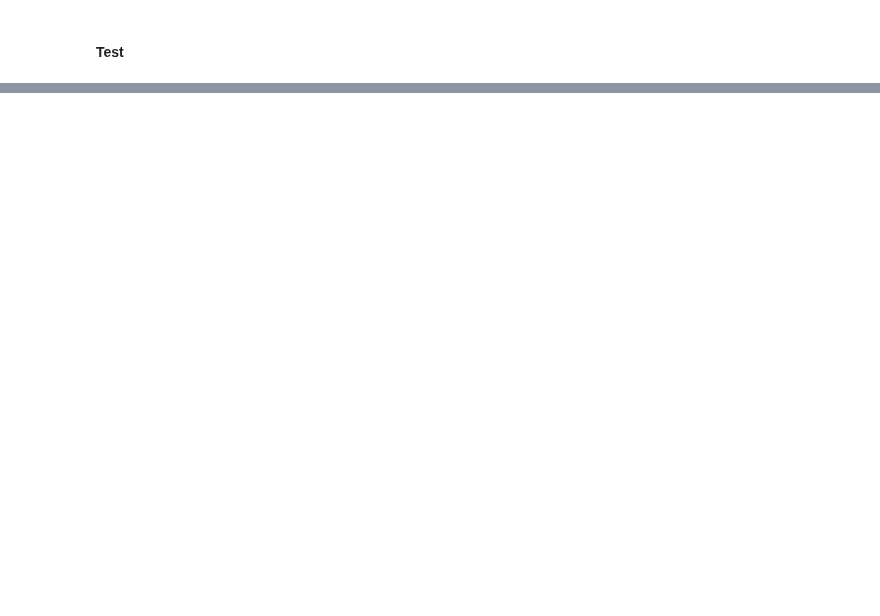
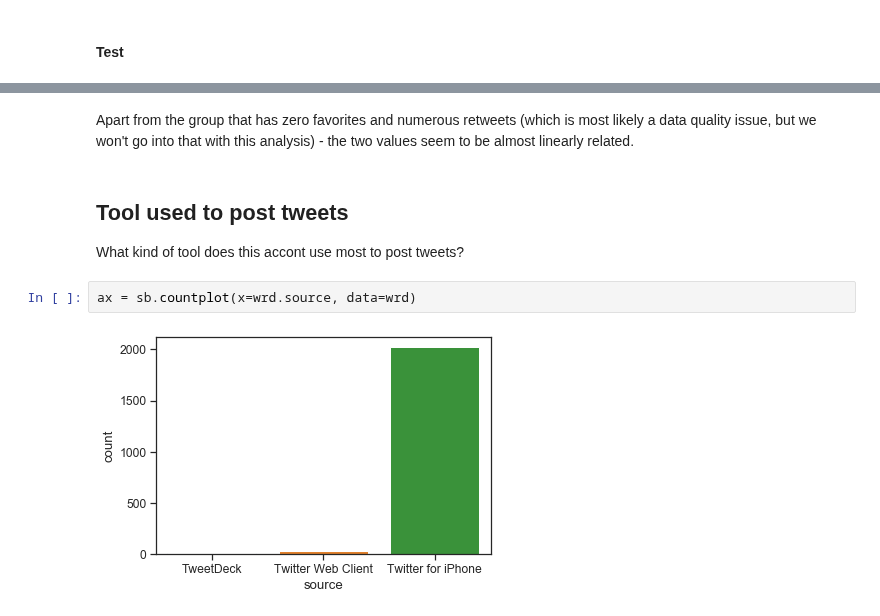
Before and after one commit to s8/twitter_wrangling, a Jupyter notebook: wrangle_act.ipynb, the cells around one changed output, grey strips where cells are left out. Saved outputs shown, nothing was run; the diff lists cells and outputs as text; blank space fills up the shorter version.

```diff
--- a/wrangle_act.ipynb
+++ b/wrangle_act.ipynb
@@ -659,0 +1016,10 @@ len(tweets[(tweet_data_frame['id'] - tweet_data_frame['id_str'].astype(int))!=0]
+# %% [markdown]
+Apart from the group that has zero favorites and numerous retweets (which is most likely a data quality issue, but we won't go into that with this analysis) - the two values seem to be almost linearly related.
+# %% [markdown]
+## Tool used to post tweets
+
+What kind of tool does this accont use most to post tweets?
+# %%
+ax = sb.countplot(x=wrd.source, data=wrd)
+# %% [output]
+[figure, added]
```
Also changed, not shown: parts of 213 cells of this notebook, 17 other files.
